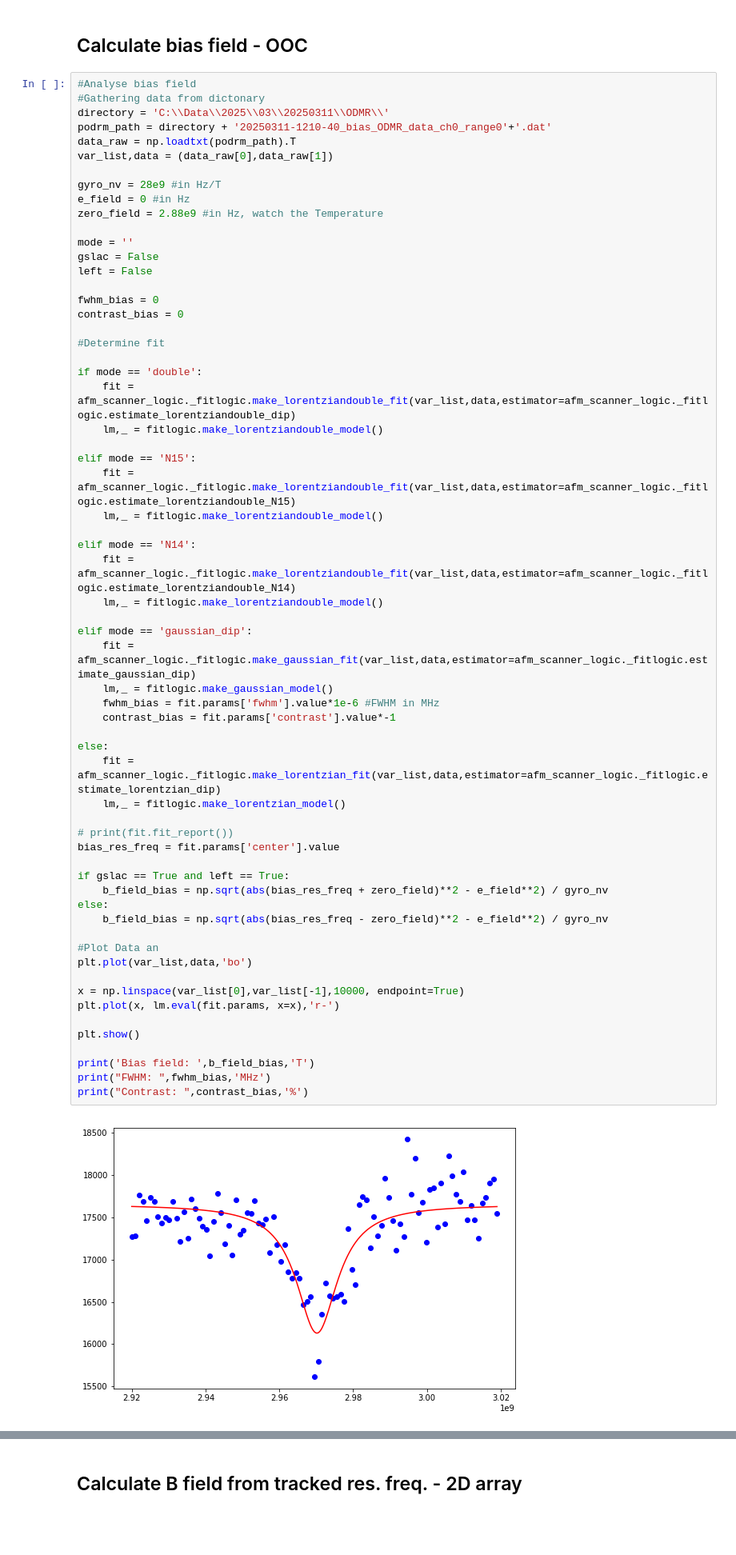
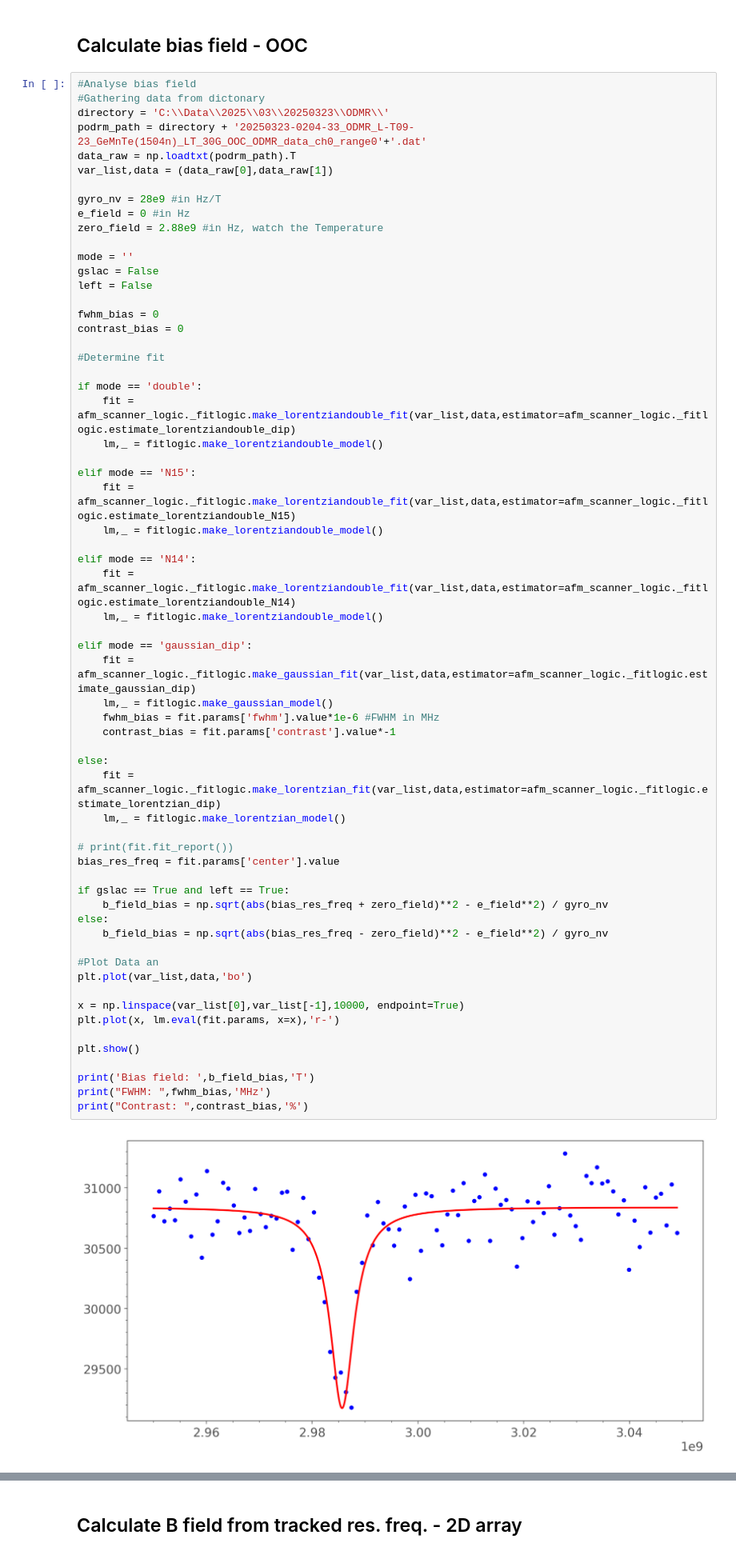
Before and after one commit to sriharijayaram5/qudi, a Jupyter notebook: notebooks/Measurement_Control/Data analysis/Tracking mode data analysis - correct bias field and save.ipynb, the cells around one changed output, grey strips where cells are left out. Shown at 80% size. Cells and saved outputs as stored; diff of their text form; blank space fills up the shorter version.

```diff
--- a/notebooks/Measurement_Control/Data analysis/Tracking mode data analysis - correct bias field and save.ipynb
+++ b/notebooks/Measurement_Control/Data analysis/Tracking mode data analysis - correct bias field and save.ipynb
@@ -115,8 +98,8 @@ print(pulsed_data)
 # %%
 #Analyse bias field
 #Gathering data from dictonary
-directory = 'C:\\Data\\2025\\03\\20250311\\ODMR\\'
-podrm_path = directory + '20250311-1210-40_bias_ODMR_data_ch0_range0'+'.dat'
+directory = 'C:\\Data\\2025\\03\\20250323\\ODMR\\'
+podrm_path = directory + '20250323-0204-33_ODMR_L-T09-23_GeMnTe(1504n)_LT_30G_OOC_ODMR_data_ch0_range0'+'.dat'
 data_raw = np.loadtxt(podrm_path).T
 var_list,data = (data_raw[0],data_raw[1])
 
@@ -148,31 +131,31 @@ elif mode == 'N14':
 elif mode == 'gaussian_dip':
     fit = afm_scanner_logic._fitlogic.make_gaussian_fit(var_list,data,estimator=afm_scanner_logic._fitlogic.estimate_gaussian_dip)
     lm,_ = fitlogic.make_gaussian_model()
     fwhm_bias = fit.params['fwhm'].value*1e-6 #FWHM in MHz
     contrast_bias = fit.params['contrast'].value*-1
 
 else:
     fit = afm_scanner_logic._fitlogic.make_lorentzian_fit(var_list,data,estimator=afm_scanner_logic._fitlogic.estimate_lorentzian_dip)
     lm,_ = fitlogic.make_lorentzian_model()
 
 # print(fit.fit_report())
 bias_res_freq = fit.params['center'].value
 
 if gslac == True and left == True:
     b_field_bias = np.sqrt(abs(bias_res_freq + zero_field)**2 - e_field**2) / gyro_nv
 else:
     b_field_bias = np.sqrt(abs(bias_res_freq - zero_field)**2 - e_field**2) / gyro_nv
 
 #Plot Data an
 plt.plot(var_list,data,'bo')
 
 x = np.linspace(var_list[0],var_list[-1],10000, endpoint=True)
 plt.plot(x, lm.eval(fit.params, x=x),'r-')
 
 plt.show()
 
 print('Bias field: ',b_field_bias,'T')
 print("FWHM: ",fwhm_bias,'MHz')
 print("Contrast: ",contrast_bias,'%')
 # %% [output]
-[figure, old version]
+[figure, new version]
```
Also changed, not shown: parts of 8 cells of this notebook, 1 other file.
